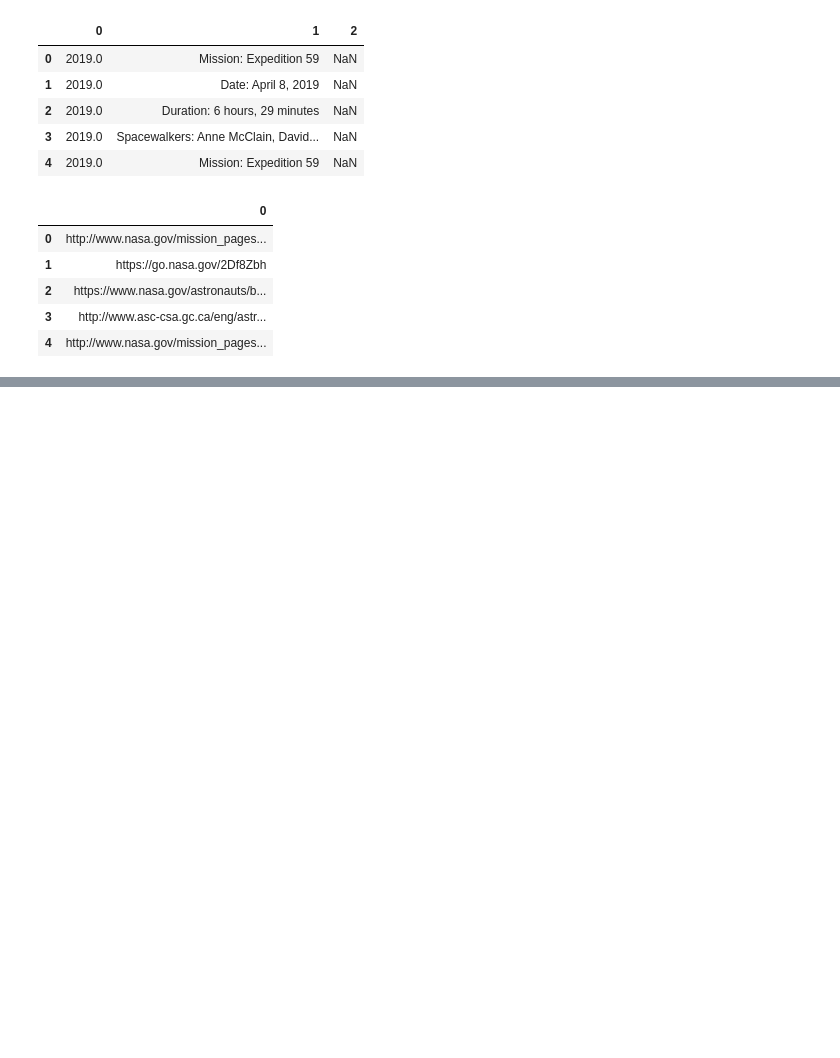
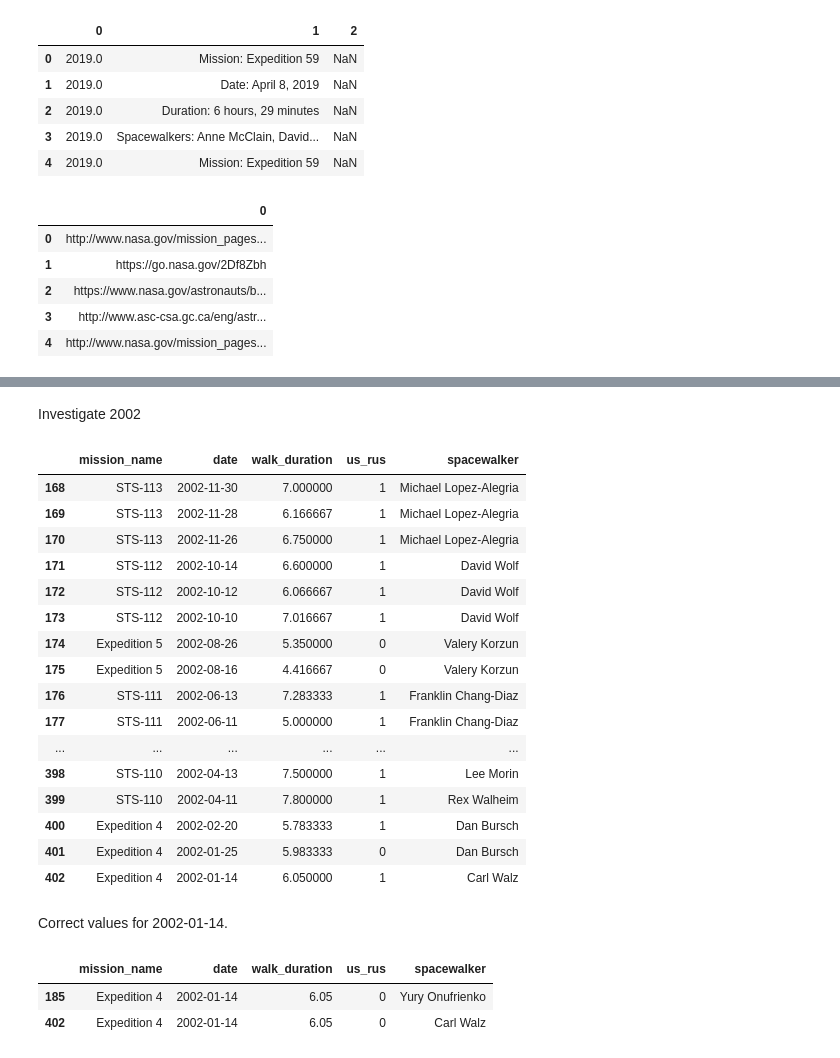
Before and after one commit to rebeccaebarnes/spacewalks, a Jupyter notebook: spacewalks.ipynb, the cells around one changed output, grey strips where cells are left out. Cells and saved outputs as stored; diff of their text form; code cells hidden in the pictures; blank space fills up the shorter version.

Commit message:
wrangle: Clean spacewalk data

```diff
--- a/spacewalks.ipynb
+++ b/spacewalks.ipynb
@@ -94,0 +799,13 @@ links.head()
+# %%
+recent = pd.DataFrame({'mission_name': 'Expedition 59',
+                       'date': '2019-04-29',
+                       'walk_duration': 6 + 1/60,
+                       'spacewalker_1': 'Oleg Kononenko',
+                       'spacewalker_2': 'Alexey Ovchinin'}, index=[0])
+df_clean = pd.concat([recent, df_clean])
+df_clean.reset_index(inplace=True)
+df_clean.drop('index', axis=1, inplace=True)
+assert df_clean.shape == (217, 5)
+# %%
+final_df = pd.concat([df_clean, walk_type], axis=1)
+final_df.head()
@@ -94,0 +823,7 @@ links.head()
+# %%
+final_df.drop('spacewalkers', axis=1, inplace=True)
+# Convert to long
+df_final = pd.melt(final_df, id_vars=['mission_name', 'date', 'walk_duration', 'us_rus'],
+                   value_vars=['spacewalker_1', 'spacewalker_2'], value_name='spacewalker')
+df_final.drop('variable', axis=1, inplace=True)
+df_final.head()
@@ -94,0 +880,35 @@ links.head()
+# %%
+date_ind = df_final[df_final['date'].dt.year == 2004].index
+
+for ind in date_ind:
+    df_final.at[ind, 'us_rus'] = 0
+# %% [markdown]
+Investigate 2002
+# %%
+df_final[df_final['date'].dt.year == 2002]
+# %% [output]
+|  | mission_name | date | walk_duration | us_rus | spacewalker |
+| 168 | STS-113 | 2002-11-30 | 7.000000 | 1 | Michael Lopez-Alegria |
+| 169 | STS-113 | 2002-11-28 | 6.166667 | 1 | Michael Lopez-Alegria |
+| 170 | STS-113 | 2002-11-26 | 6.750000 | 1 | Michael Lopez-Alegria |
+| 171 | STS-112 | 2002-10-14 | 6.600000 | 1 | David Wolf |
+| 172 | STS-112 | 2002-10-12 | 6.066667 | 1 | David Wolf |
+| 173 | STS-112 | 2002-10-10 | 7.016667 | 1 | David Wolf |
+| 174 | Expedition 5 | 2002-08-26 | 5.350000 | 0 | Valery Korzun |
+| 175 | Expedition 5 | 2002-08-16 | 4.416667 | 0 | Valery Korzun |
+| 176 | STS-111 | 2002-06-13 | 7.283333 | 1 | Franklin Chang-Diaz |
+| 177 | STS-111 | 2002-06-11 | 5.000000 | 1 | Franklin Chang-Diaz |
+| ... | ... | ... | ... | ... | ... |
+| 398 | STS-110 | 2002-04-13 | 7.500000 | 1 | Lee Morin |
+| 399 | STS-110 | 2002-04-11 | 7.800000 | 1 | Rex Walheim |
+| 400 | Expedition 4 | 2002-02-20 | 5.783333 | 1 | Dan Bursch |
+| 401 | Expedition 4 | 2002-01-25 | 5.983333 | 0 | Dan Bursch |
+| 402 | Expedition 4 | 2002-01-14 | 6.050000 | 1 | Carl Walz |
+# %% [markdown]
+Correct values for 2002-01-14.
+# %%
+df_final[df_final['date'] == '2002-01-14']
+# %% [output]
+|  | mission_name | date | walk_duration | us_rus | spacewalker |
+| 185 | Expedition 4 | 2002-01-14 | 6.05 | 0 | Yury Onufrienko |
+| 402 | Expedition 4 | 2002-01-14 | 6.05 | 0 | Carl Walz |
```
Also changed, not shown: parts of 123 cells of this notebook.
